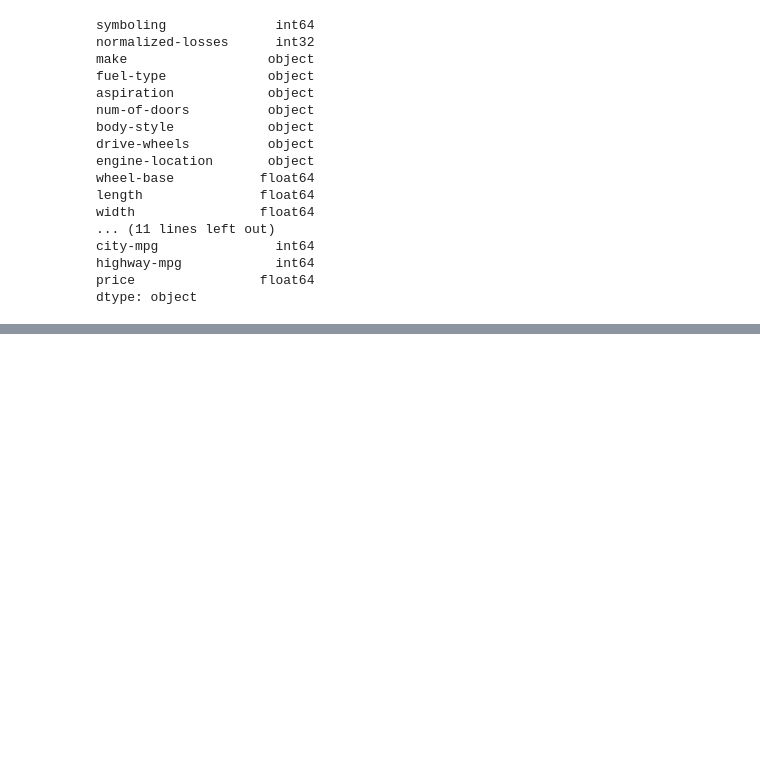
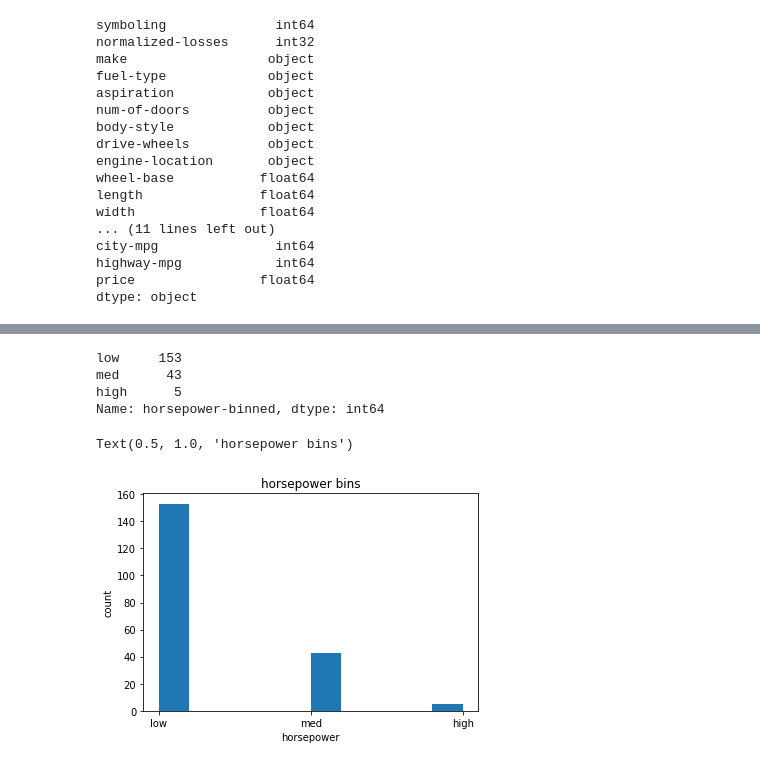
Before and after one commit to himaloy-tech/Machine-Learning, a Jupyter notebook: WizzTech (13-02-2021).ipynb, the cells around one changed output, grey strips where cells are left out. Drawn from its saved outputs; the diff is of its cells as text; code cells hidden in the pictures; blank space fills up the shorter version.

```diff
--- a/WizzTech (13-02-2021).ipynb
+++ b/WizzTech (13-02-2021).ipynb
@@ -244,0 +367,6 @@ dtype: object
+# %%
+import numpy as np
+bins = np.linspace(df["horsepower"].min(), df["horsepower"].max(), num=4)
+groupnames = ['low', 'med', 'high']
+df["horsepower-binned"] = pd.cut(df["horsepower"], bins, labels=groupnames, include_lowest = True)
+df[["horsepower", "horsepower-binned"]].head(10)
@@ -244,0 +385,15 @@ dtype: object
+# %%
+print(df["horsepower-binned"].value_counts())
+# %% [output]
+low     153
+med      43
+high      5
+Name: horsepower-binned, dtype: int64
+# %%
+plt.pyplot.hist(df["horsepower-binned"])
+plt.pyplot.xlabel('horsepower')
+plt.pyplot.ylabel('count')
+plt.pyplot.title('horsepower bins')
+# %% [output]
+Text(0.5, 1.0, 'horsepower bins')
+[figure, added]
```
Also changed, not shown: parts of 12 cells of this notebook.
